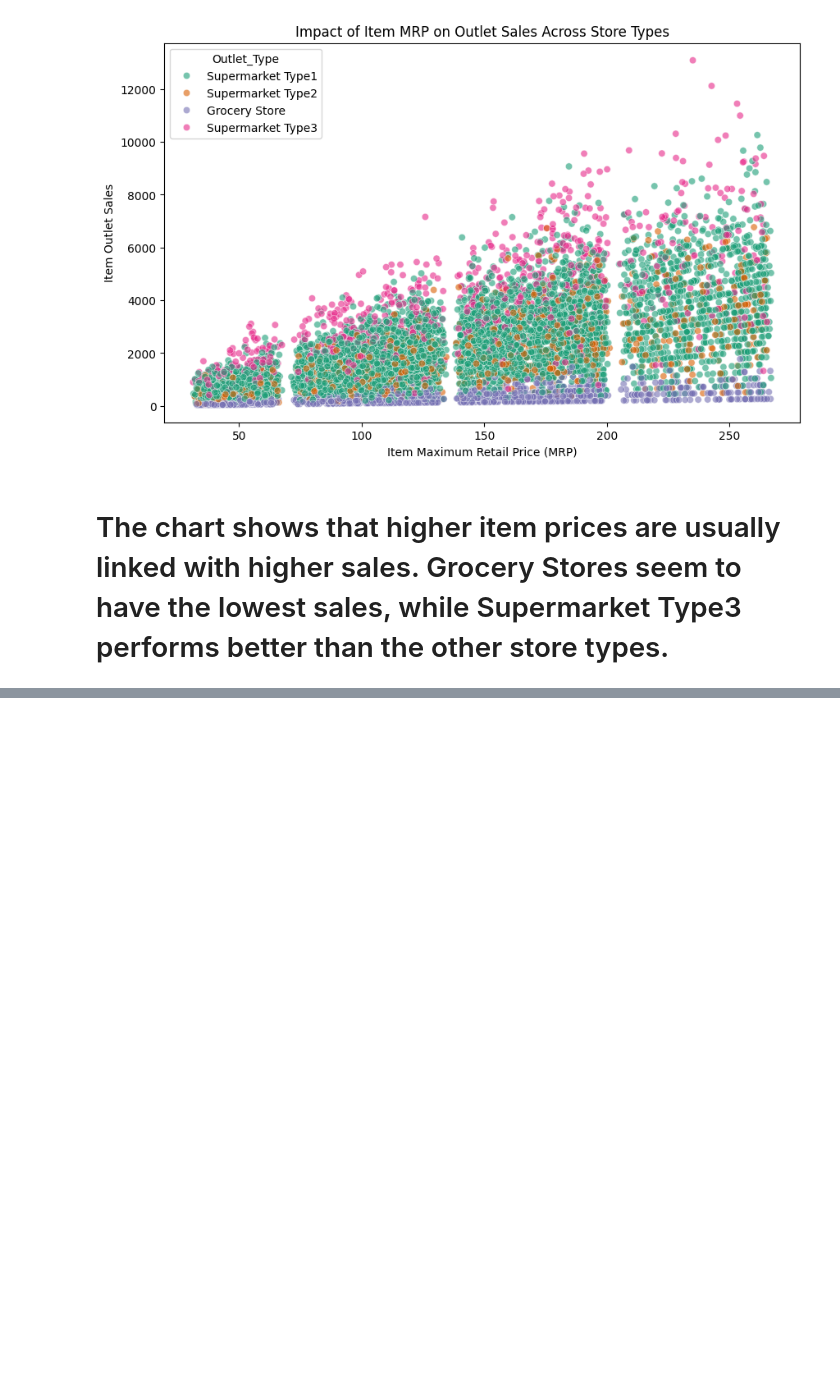
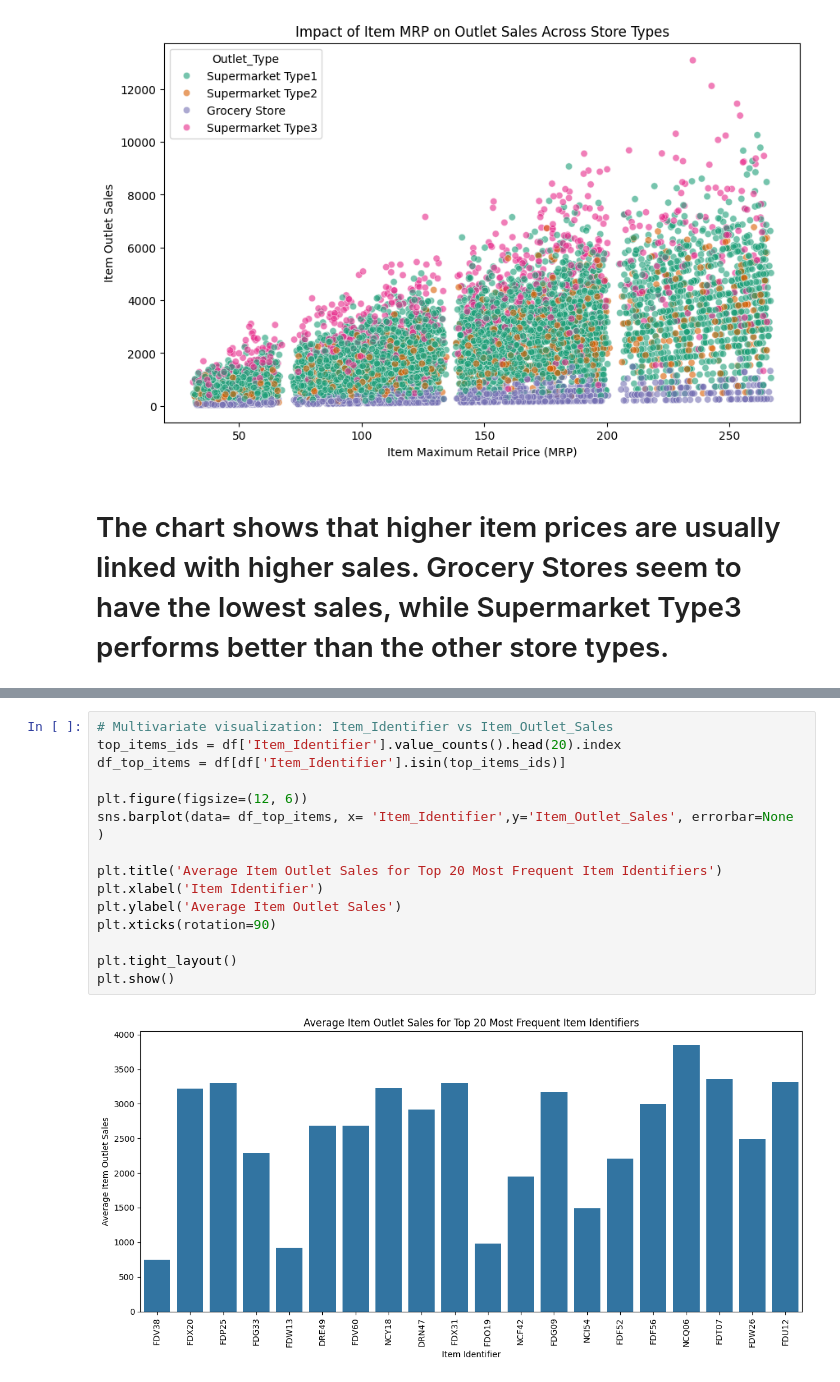
Before and after one commit to Shojaiaa/Prediction-of-Product-Sales, a Jupyter notebook: project_1_ipynb.ipynb, the cells around one changed output, grey strips where cells are left out. Saved outputs shown, nothing was run; the diff lists cells and outputs as text; blank space fills up the shorter version.

```diff
--- a/project_1_ipynb.ipynb
+++ b/project_1_ipynb.ipynb
@@ -302,0 +382,17 @@ plt.show()
+# %%
+# Multivariate visualization: Item_Identifier vs Item_Outlet_Sales
+top_items_ids = df['Item_Identifier'].value_counts().head(20).index
+df_top_items = df[df['Item_Identifier'].isin(top_items_ids)]
+
+plt.figure(figsize=(12, 6))
+sns.barplot(data= df_top_items, x= 'Item_Identifier',y='Item_Outlet_Sales', errorbar=None )
+
+plt.title('Average Item Outlet Sales for Top 20 Most Frequent Item Identifiers')
+plt.xlabel('Item Identifier')
+plt.ylabel('Average Item Outlet Sales')
+plt.xticks(rotation=90)
+
+plt.tight_layout()
+plt.show()
+# %% [output]
+[figure, added]
```
Also changed, not shown: parts of 59 cells of this notebook.
